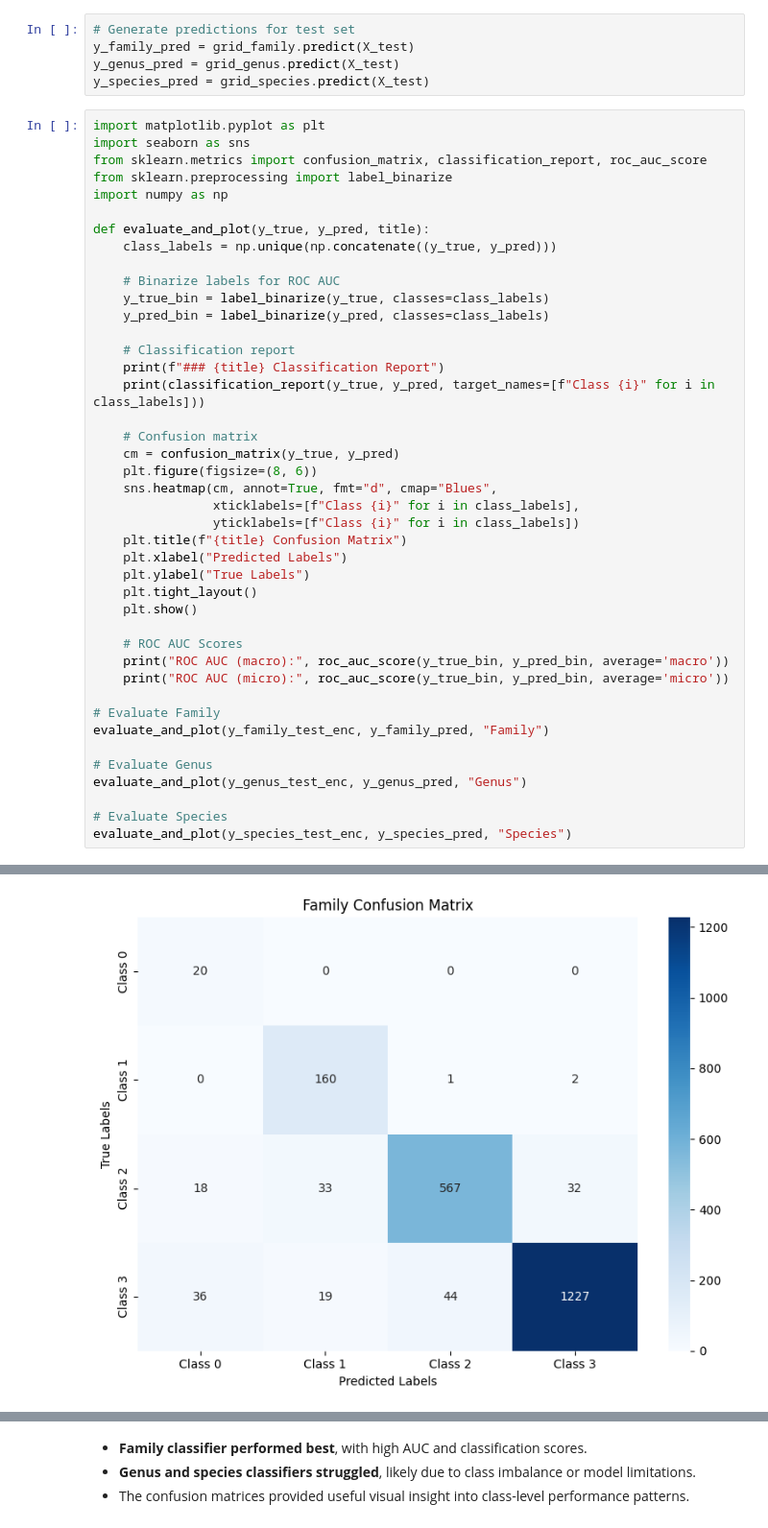
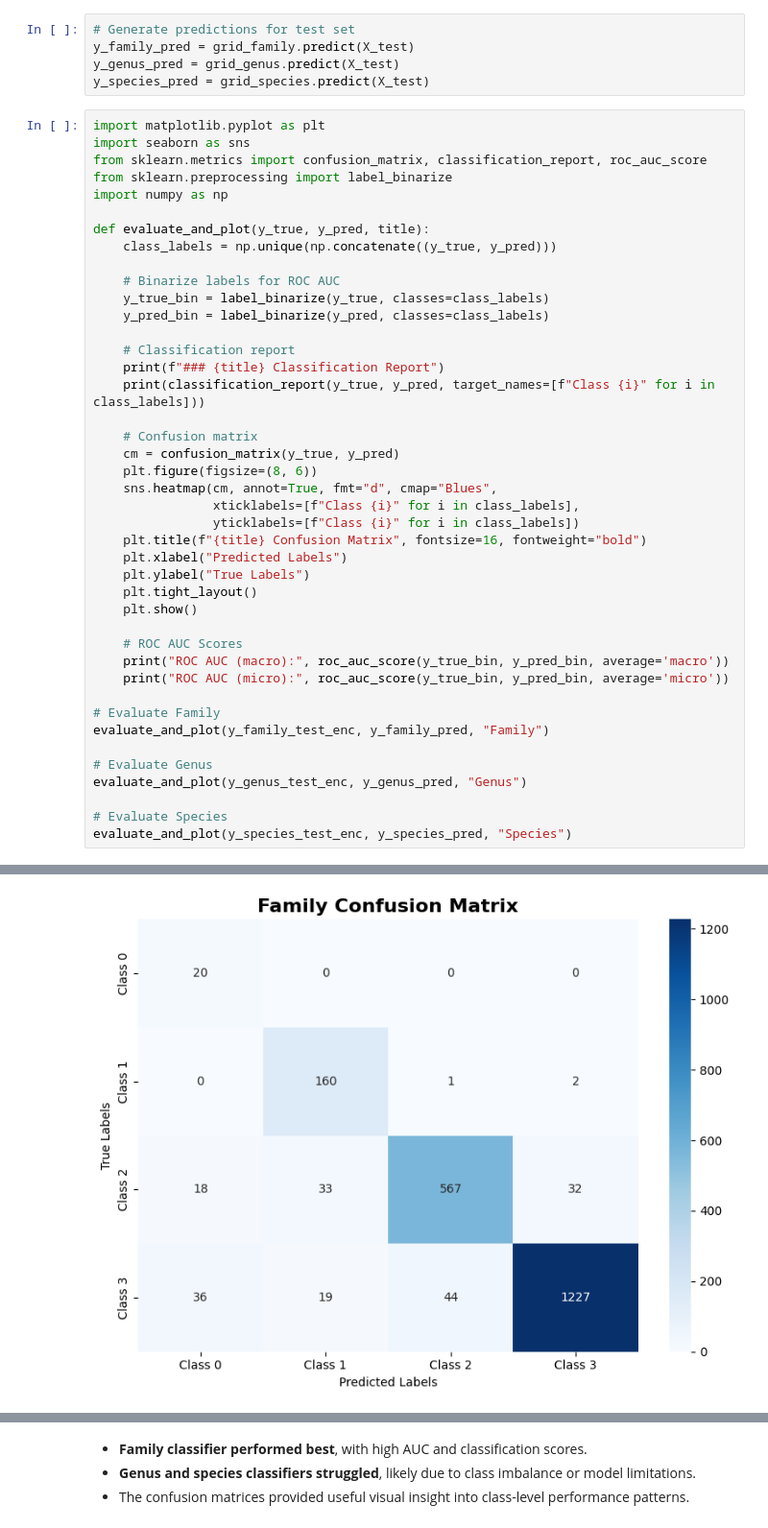
Before and after one commit to MONA100421/DSCI552_Multi-Label-Classification-on-Anuran-Calls, a Jupyter notebook: notebook/Chenyi_Weng_HW7.ipynb, the cells around one changed output, grey strips where cells are left out. Shown at 96% size. Drawn from its saved outputs; the diff is of its cells as text.

```diff
--- a/notebook/Chenyi_Weng_HW7.ipynb
+++ b/notebook/Chenyi_Weng_HW7.ipynb
@@ -409,37 +411,37 @@ def evaluate_and_plot(y_true, y_pred, title):
     sns.heatmap(cm, annot=True, fmt="d", cmap="Blues",
                 xticklabels=[f"Class {i}" for i in class_labels],
                 yticklabels=[f"Class {i}" for i in class_labels])
-    plt.title(f"{title} Confusion Matrix")
+    plt.title(f"{title} Confusion Matrix", fontsize=16, fontweight="bold")
     plt.xlabel("Predicted Labels")
     plt.ylabel("True Labels")
     plt.tight_layout()
     plt.show()
 
     # ROC AUC Scores
     print("ROC AUC (macro):", roc_auc_score(y_true_bin, y_pred_bin, average='macro'))
     print("ROC AUC (micro):", roc_auc_score(y_true_bin, y_pred_bin, average='micro'))
 
 # Evaluate Family
 evaluate_and_plot(y_family_test_enc, y_family_pred, "Family")
 
 # Evaluate Genus
 evaluate_and_plot(y_genus_test_enc, y_genus_pred, "Genus")
 
 # Evaluate Species
 evaluate_and_plot(y_species_test_enc, y_species_pred, "Species")
 # %% [output]
 ### Family Classification Report
               precision    recall  f1-score   support
 
      Class 0       0.27      1.00      0.43        20
      Class 1       0.75      0.98      0.85       163
      Class 2       0.93      0.87      0.90       650
      Class 3       0.97      0.93      0.95      1326
 
     accuracy                           0.91      2159
    macro avg       0.73      0.94      0.78      2159
 weighted avg       0.94      0.91      0.92      2159
-[figure, old version]
+[figure, new version]
 ROC AUC (macro): 0.9571634005943951
 ROC AUC (micro): 0.9428747877103599
 ### Genus Classification Report
```
Also changed, not shown: parts of 8 cells of this notebook.
